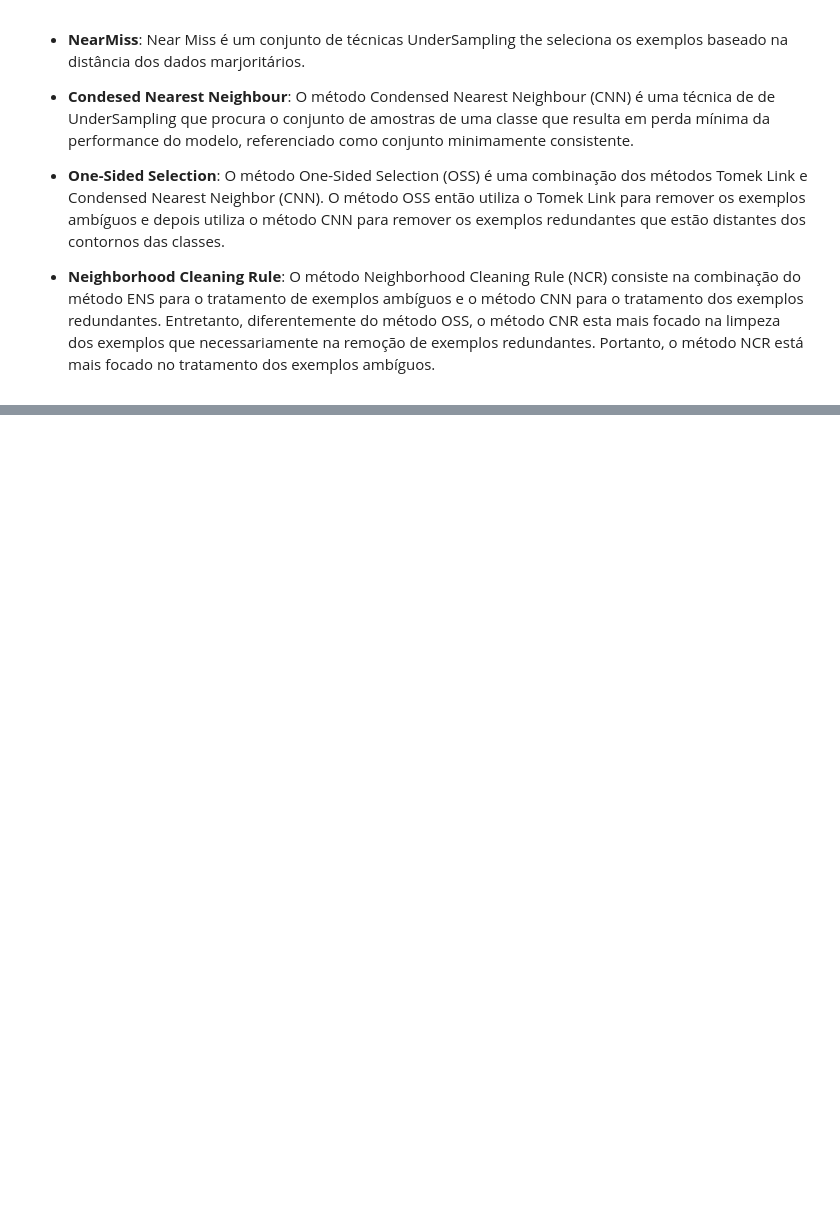
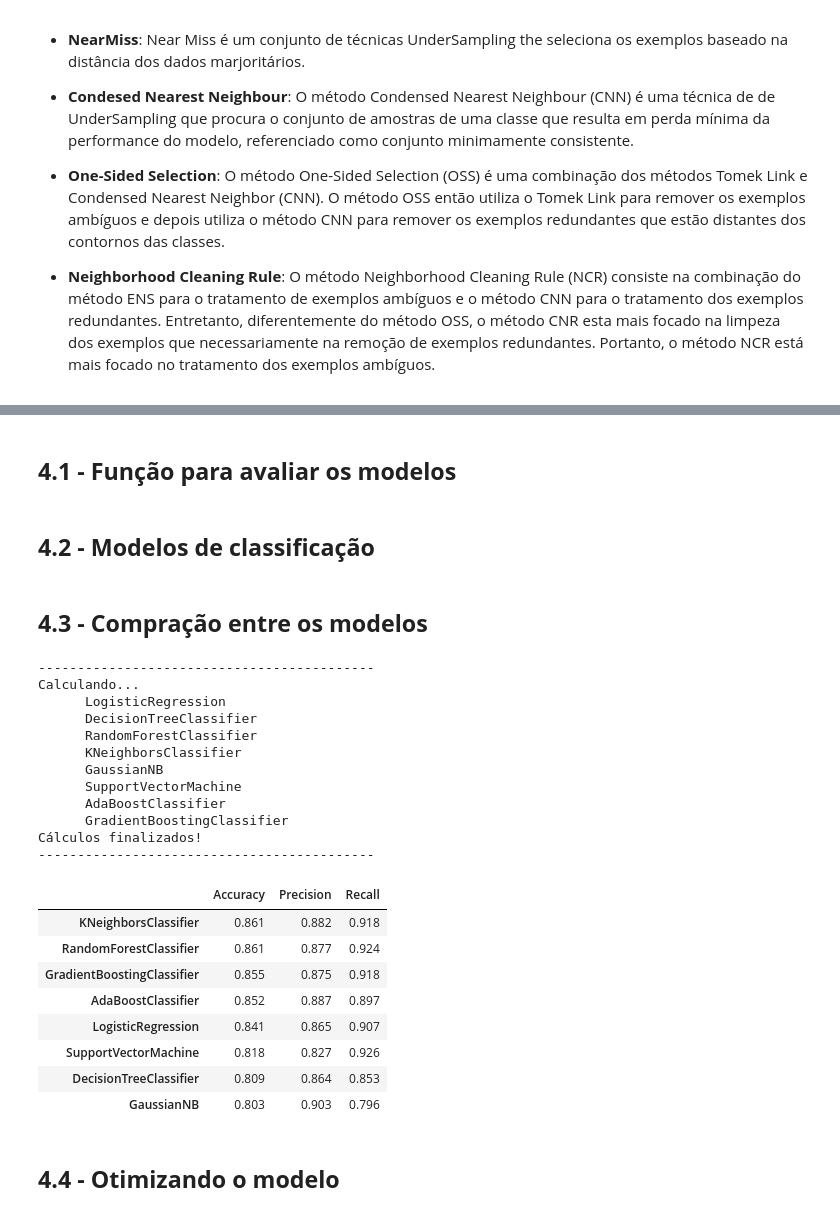
Before and after one commit to goto-95/Challenge_DataScience_AluraVoz, a Jupyter notebook: Challenge_DS_Alura_Semana03.ipynb, the cells around one changed output, grey strips where cells are left out. Saved outputs shown, nothing was run; the diff lists cells and outputs as text; code cells hidden in the pictures; blank space fills up the shorter version.

Commit message:
Commit_01_20.06.22_Correção
Correção do arquivo 3 e inclusão da função de avaliação de diversos modelos de classificação

```diff
--- a/Challenge_DS_Alura_Semana03.ipynb
+++ b/Challenge_DS_Alura_Semana03.ipynb
@@ -146,6 +146,4 @@ Como a variável ***Statuts_Cliente*** tem a proporção de 1:4 das respostas (i
 # %%
 # Separando as variáveis
 y = df.Status_Cliente
-x = df.drop(['Status_Cliente'], axis=1)
-# x = df.copy()
-# x.drop('Status_Cliente',axis=1, inplace=True)
+X = df.drop(['Status_Cliente'], axis=1)
@@ -263,18 +245,13 @@ Como etapa preliminar, uma função será construída compilando os principais a
 - Gradient Boosting Classifier:
 
     De forma semelhante ao Ada Boost, o Gradient Boosting Classifier configura-se como um compilado de árvores de decisão (Decission Trees).
+# %% [markdown]
+## **4.1 - Função para avaliar os modelos**
 # %%
 # Criando a função para avaliar diferentes algoritmos
 from sklearn.model_selection import cross_validate
-from sklearn.model_selection import StratifiedGroupKFold
-from sklearn.preprocessing import MinMaxScaler
-
-skf = StratifiedGroupKFold( n_splits = 10, shuffle = True, random_state = 101 )
-scaler = MinMaxScaler()
 
 def classifier_model(model,x,y,n_folders):
-    # Escalonamento dos dados
-    x = scaler.fit_transform(x)
 
     # Resultados da cross-validação
     results_cv = cross_validate(model, x, y, cv=n_folders, scoring = ['precision','recall', 'accuracy'])
@@ -284,6 +261,8 @@ def classifier_model(model,x,y,n_folders):
 
     # Retornanco os dados
     return [mean_accuracy, mean_precision, mean_recall]
+# %% [markdown]
+## **4.2 - Modelos de classificação**
 # %%
 from sklearn.linear_model import LogisticRegression
 from sklearn.tree import DecisionTreeClassifier
@@ -296,7 +275,7 @@ from sklearn.ensemble import GradientBoostingClassifier
 
 # Definindo os modelos a serem utilizados
 seed_state = 101 # Fizando o seed do random generator
-lr = LogisticRegression(random_state=seed_state)
+lr = LogisticRegression(random_state=seed_state, max_iter = 500)
 dtc = DecisionTreeClassifier(random_state=seed_state)
 rfc = RandomForestClassifier(random_state=seed_state)
 knc = KNeighborsClassifier()
@@ -309,20 +288,51 @@ gbc = GradientBoostingClassifier(random_state=seed_state)
 models = [lr, dtc, rfc, knc, gnb, svc, abc, gbc]
 models_name = ['LogisticRegression', 'DecisionTreeClassifier', 'RandomForestClassifier', 'KNeighborsClassifier', 'GaussianNB',
     'SupportVectorMachine', 'AdaBoostClassifier','GradientBoostingClassifier' ]
+# %% [markdown]
+## **4.3 - Compração entre os modelos**
 # %%
 # Parâmetros do balanceamento
-type = 'RUS'     # Definindo a técnica de balanceamento
+type = 'NCR'     # Definindo a técnica de balanceamento
 seed_state = 101
+cv_number = 10
 
 # Resultado dos modelos
 models_results = []
 
+print('-------------------------------------------')
+print('Calculando...')
 for i, model in enumerate(models):
-    print(models_name[i])
+    print('     ',models_name[i])
 
-    x_resample, y_resample = under_sampling(type, seed_state, x, y)
-    result = classifier_model(model, x=x_resample, y=y_resample, n_folders=skf)
+    x_resample, y_resample = under_sampling(type, seed_state, X, y)
+    result = classifier_model(model, x=x_resample, y=y_resample, n_folders=cv_number)
     models_results.append(result)
 
+print('Cálculos finalizados!')
+print('-------------------------------------------')
 models_results = pd.DataFrame(models_results, index=models_name, columns=['Accuracy', 'Precision','Recall'])
-models_results
+models_results.sort_values(by=['Accuracy', 'Precision', 'Recall'], ascending=False)
+# %% [output]
+-------------------------------------------
+Calculando...
+      LogisticRegression
+      DecisionTreeClassifier
+      RandomForestClassifier
+      KNeighborsClassifier
+      GaussianNB
+      SupportVectorMachine
+      AdaBoostClassifier
+      GradientBoostingClassifier
+Cálculos finalizados!
+-------------------------------------------
+|  | Accuracy | Precision | Recall |
+| KNeighborsClassifier | 0.861 | 0.882 | 0.918 |
+| RandomForestClassifier | 0.861 | 0.877 | 0.924 |
+| GradientBoostingClassifier | 0.855 | 0.875 | 0.918 |
+| AdaBoostClassifier | 0.852 | 0.887 | 0.897 |
+| LogisticRegression | 0.841 | 0.865 | 0.907 |
+| SupportVectorMachine | 0.818 | 0.827 | 0.926 |
+| DecisionTreeClassifier | 0.809 | 0.864 | 0.853 |
+| GaussianNB | 0.803 | 0.903 | 0.796 |
+# %% [markdown]
+## **4.4 - Otimizando o modelo**
```
Also changed, not shown: parts of 5 cells of this notebook, 2 other files.
